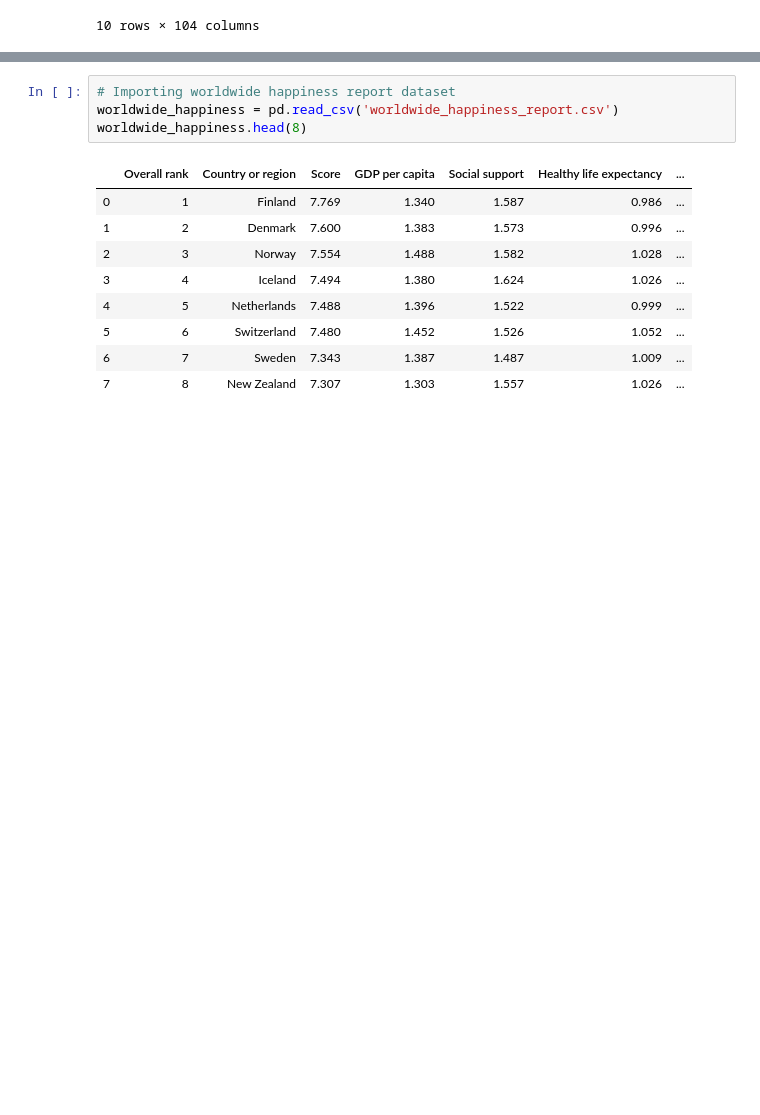
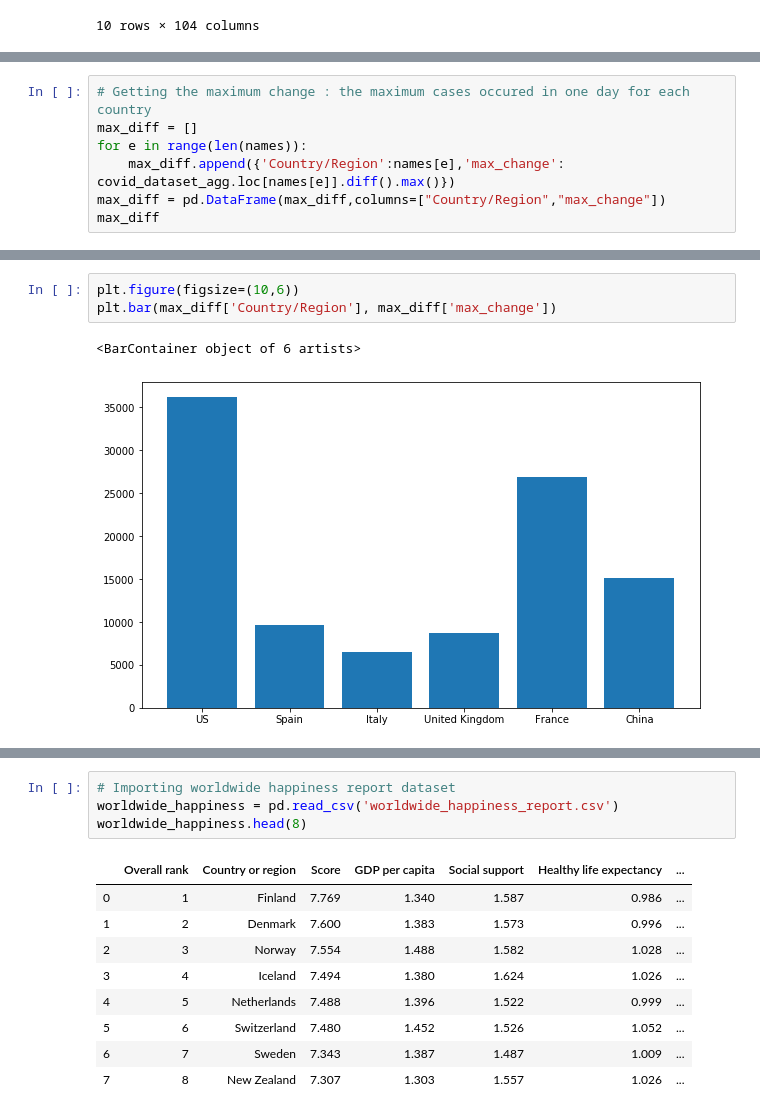
Before and after one commit to Mehe2na/Covid19_analysis, a Jupyter notebook: covid19.ipynb, the cells around one changed output, grey strips where cells are left out. Cells and saved outputs as stored; diff of their text form; blank space fills up the shorter version.

```diff
--- a/covid19.ipynb
+++ b/covid19.ipynb
@@ -36,0 +161,7 @@ covid_dataset.head(10)
+# %%
+# Getting the maximum change : the maximum cases occured in one day for each country
+max_diff = []
+for e in range(len(names)):
+    max_diff.append({'Country/Region':names[e],'max_change': covid_dataset_agg.loc[names[e]].diff().max()})
+max_diff = pd.DataFrame(max_diff,columns=["Country/Region","max_change"])
+max_diff
@@ -36,0 +176,6 @@ covid_dataset.head(10)
+# %%
+plt.figure(figsize=(10,6))
+plt.bar(max_diff['Country/Region'], max_diff['max_change'])
+# %% [output]
+<BarContainer object of 6 artists>
+[figure, added]
```
Also changed, not shown: parts of 18 cells of this notebook.
